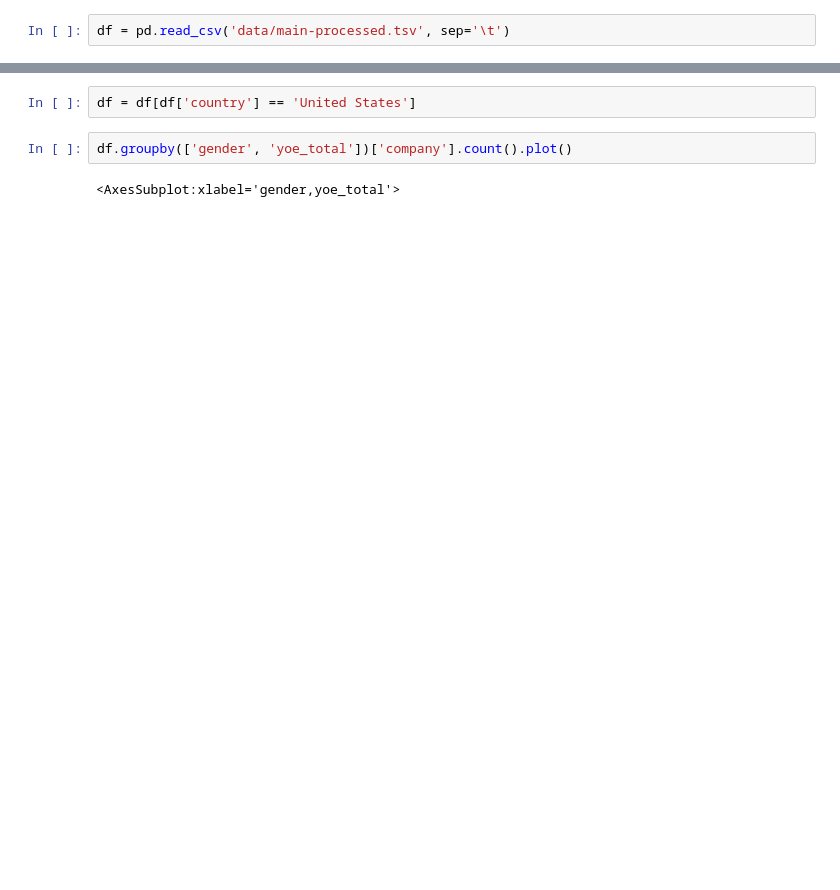
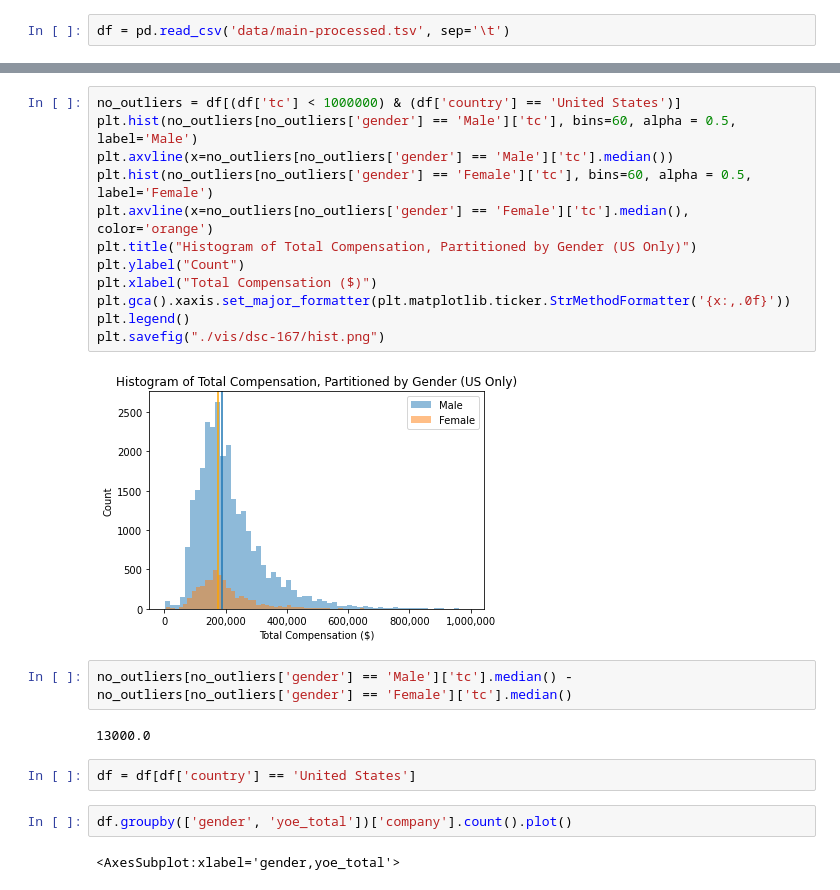
Before and after one commit to yu-lily/salary-analysis, a Jupyter notebook: 2.1-eda.ipynb, the cells around one changed output, grey strips where cells are left out. Cells and saved outputs as stored; diff of their text form; blank space fills up the shorter version.

```diff
--- a/2.1-eda.ipynb
+++ b/2.1-eda.ipynb
@@ -27,4 +130,22 @@ Other         134500.000000
 Name: tc, dtype: float64
+# %%
+no_outliers = df[(df['tc'] < 1000000) & (df['country'] == 'United States')]
+plt.hist(no_outliers[no_outliers['gender'] == 'Male']['tc'], bins=60, alpha = 0.5, label='Male')
+plt.axvline(x=no_outliers[no_outliers['gender'] == 'Male']['tc'].median())
+plt.hist(no_outliers[no_outliers['gender'] == 'Female']['tc'], bins=60, alpha = 0.5, label='Female')
+plt.axvline(x=no_outliers[no_outliers['gender'] == 'Female']['tc'].median(), color='orange')
+plt.title("Histogram of Total Compensation, Partitioned by Gender (US Only)")
+plt.ylabel("Count")
+plt.xlabel("Total Compensation ($)")
+plt.gca().xaxis.set_major_formatter(plt.matplotlib.ticker.StrMethodFormatter('{x:,.0f}'))
+plt.legend()
+plt.savefig("./vis/dsc-167/hist.png")
+# %% [output]
+[figure, added]
+# %%
+no_outliers[no_outliers['gender'] == 'Male']['tc'].median() - no_outliers[no_outliers['gender'] == 'Female']['tc'].median()
+# %% [output]
+13000.0
 # %%
 df = df[df['country'] == 'United States']
 # %%
```
Also changed, not shown: parts of 31 cells of this notebook, 4 other files.
